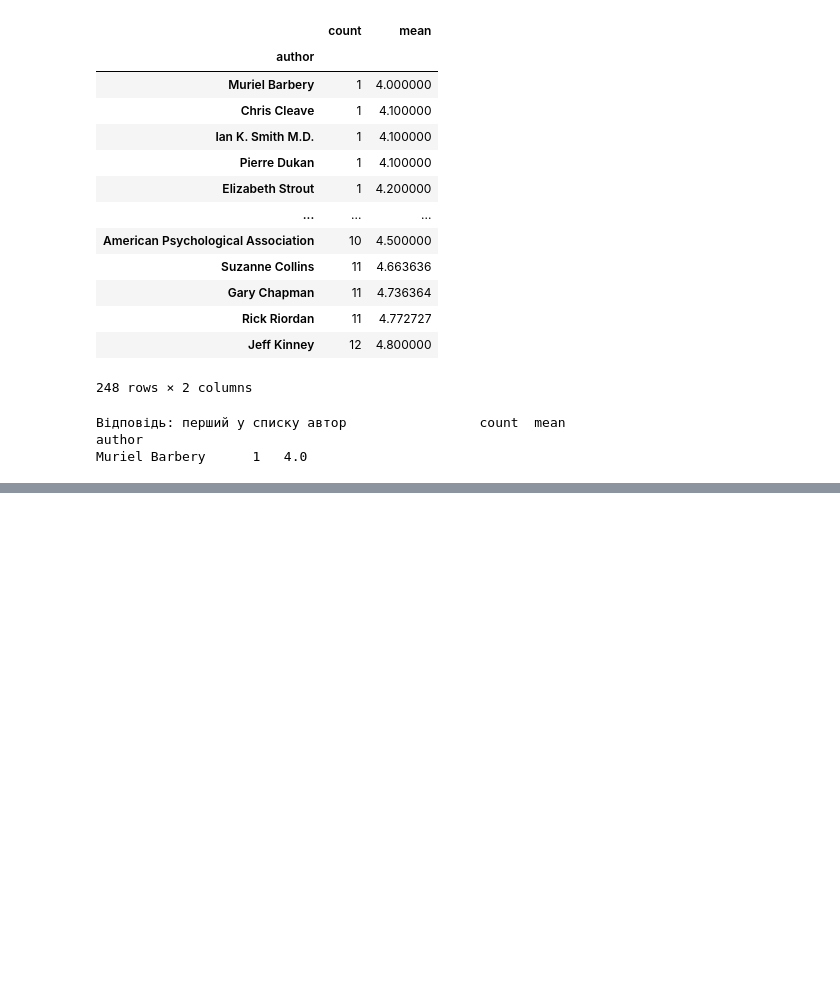
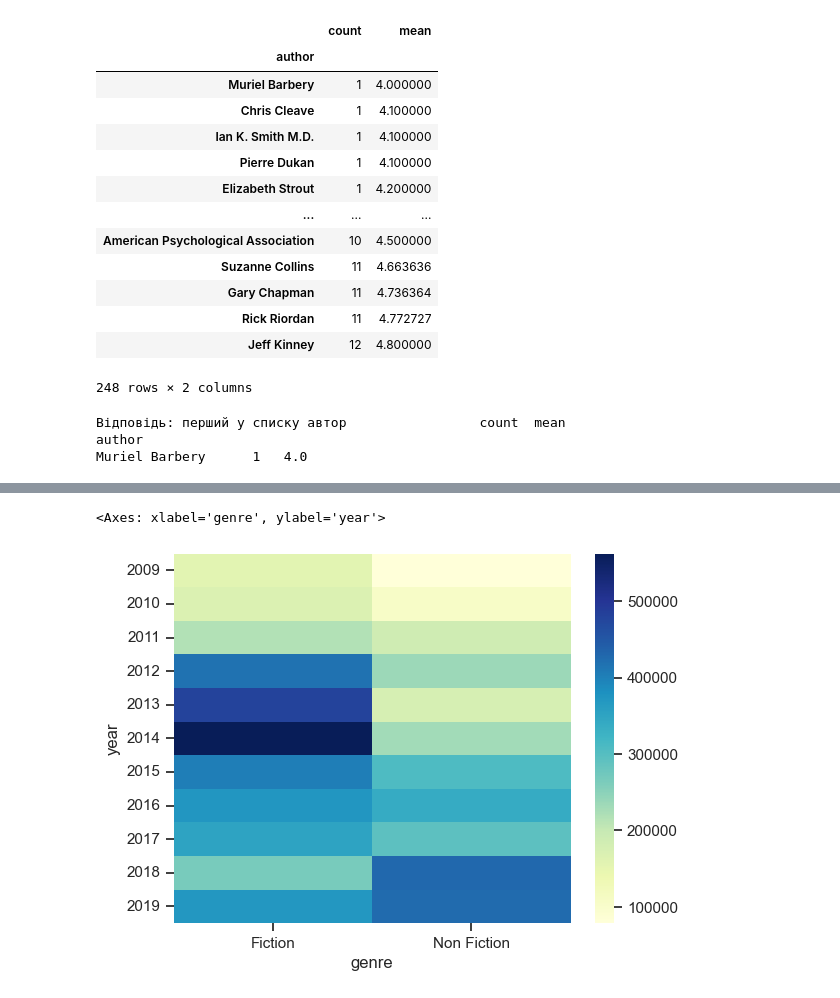
Before and after one commit to ValeraRishniak/HW_M02_goit_py_DS, a Jupyter notebook: hw2.3.ipynb, the cells around one changed output, grey strips where cells are left out. Cells and saved outputs as stored; diff of their text form; code cells hidden in the pictures; blank space fills up the shorter version.

```diff
--- a/hw2.3.ipynb
+++ b/hw2.3.ipynb
@@ -378,0 +391,17 @@ Muriel Barbery      1   4.0
+# %%
+# Розділяємо датасет на фіксований рік та кількість відгуків
+table_separate = table[["year", "genre", "reviews"]]
+
+# Виконуємо агрегацію за жанрами та роками
+table_aggregate = table_separate.groupby(["year", "genre"]).sum()
+
+# Перетворюємо таблицю у форматі long
+table_transform = table_aggregate.reset_index()
+diagram_2 = table_transform.pivot(index="year", columns="genre", values="reviews")
+
+
+# Побудова теплової карти
+sns.heatmap(diagram_2, cmap="YlGnBu")
+# %% [output]
+<Axes: xlabel='genre', ylabel='year'>
+[figure, added]
```
Also changed, not shown: parts of 4 cells of this notebook.
